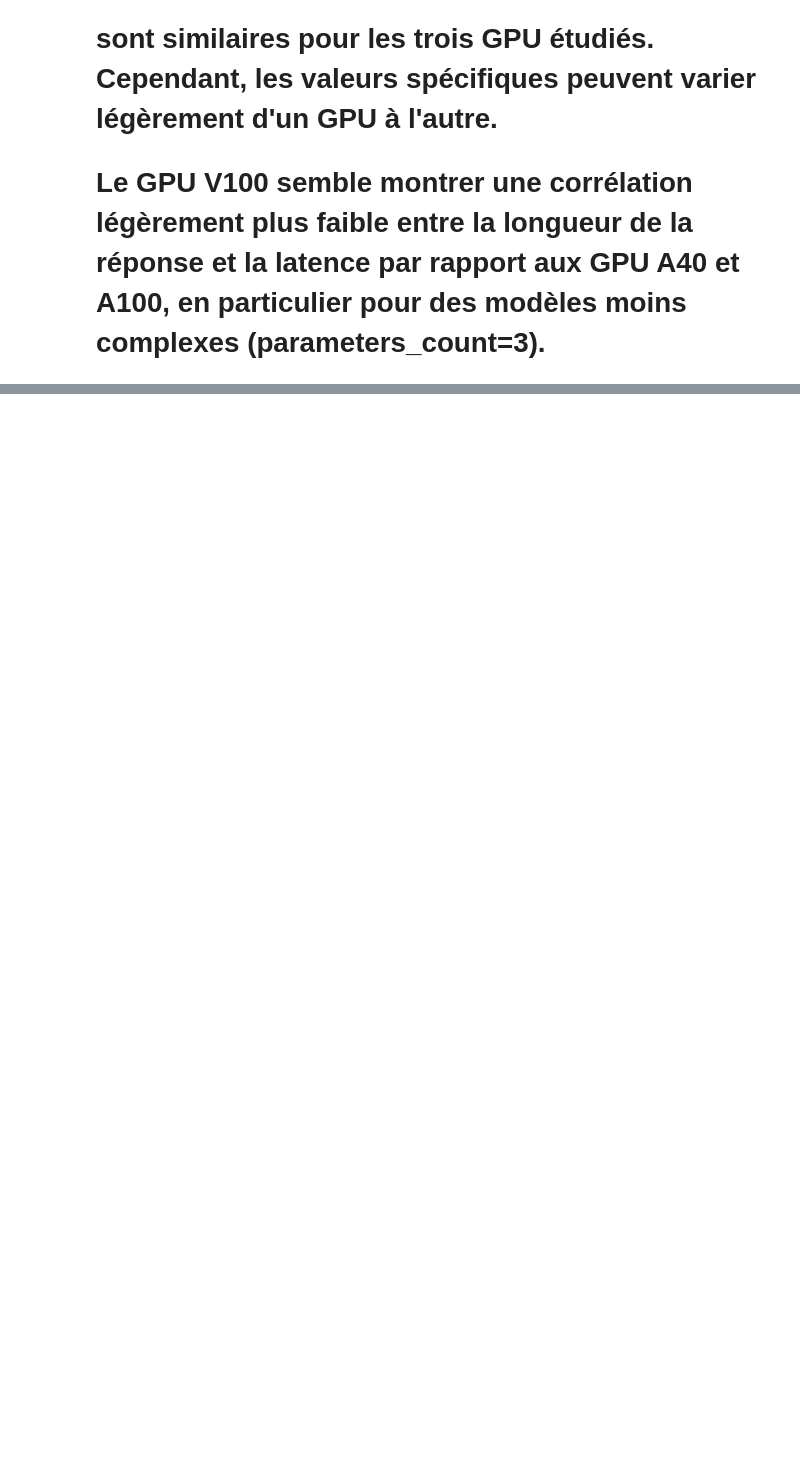
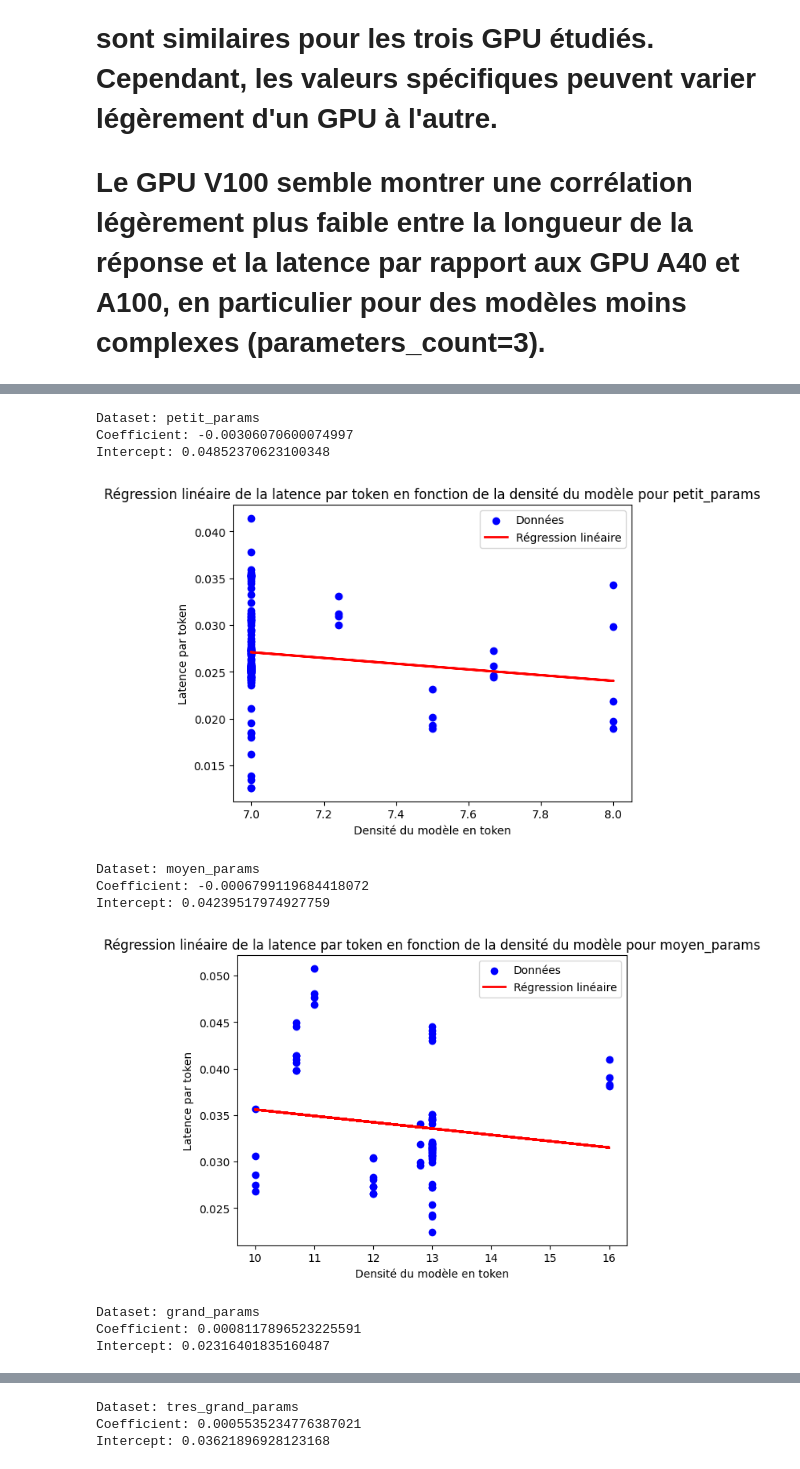
Before and after one commit to dataforgoodfr/12_genai_impact_methodo, a Jupyter notebook: lab/AnalyseLatenceEnergy.ipynb, the cells around one changed output, grey strips where cells are left out. Cells and saved outputs as stored; diff of their text form; code cells hidden in the pictures; blank space fills up the shorter version.

Commit message:
add analysis about latency and response_length LlmPerf

```diff
--- a/lab/AnalyseLatenceEnergy.ipynb
+++ b/lab/AnalyseLatenceEnergy.ipynb
@@ -380,0 +458,41 @@ latency                   0.2178   1.0000
+# %%
+datasets = {
+    "petit_params": petit_params,
+    "moyen_params": moyen_params,
+    "grand_params": grand_params,
+    "tres_grand_params": tres_grand_params
+}
+
+for dataset_name, dataset in datasets.items():
+
+    X = dataset[['parameters_count']]
+    y = dataset['latency'] / dataset['response_length']
+
+    model = LinearRegression()
+    model.fit(X, y)
+
+    print("Dataset:", dataset_name)
+    print("Coefficient:", model.coef_[0])
+    print("Intercept:", model.intercept_)
+
+    plt.scatter(X, y, color='blue', label='Données')
+    plt.plot(X, model.predict(X), color='red',
+             linewidth=2, label='Régression linéaire')
+    plt.xlabel('Densité du modèle en token')
+    plt.ylabel('Latence par token')
+    plt.title(
+        f'Régression linéaire de la latence par token en fonction de la densité du modèle pour {dataset_name}')
+    plt.legend()
+    plt.show()
+# %% [output]
+Dataset: petit_params
+Coefficient: -0.00306070600074997
+Intercept: 0.04852370623100348
+[figure, added]
+Dataset: moyen_params
+Coefficient: -0.0006799119684418072
+Intercept: 0.04239517974927759
+[figure, added]
+Dataset: grand_params
+Coefficient: 0.0008117896523225591
+Intercept: 0.02316401835160487
@@ -380,0 +500,3 @@ latency                   0.2178   1.0000
+Dataset: tres_grand_params
+Coefficient: 0.0005535234776387021
+Intercept: 0.03621896928123168
```
Also changed, not shown: parts of 5 cells of this notebook.
